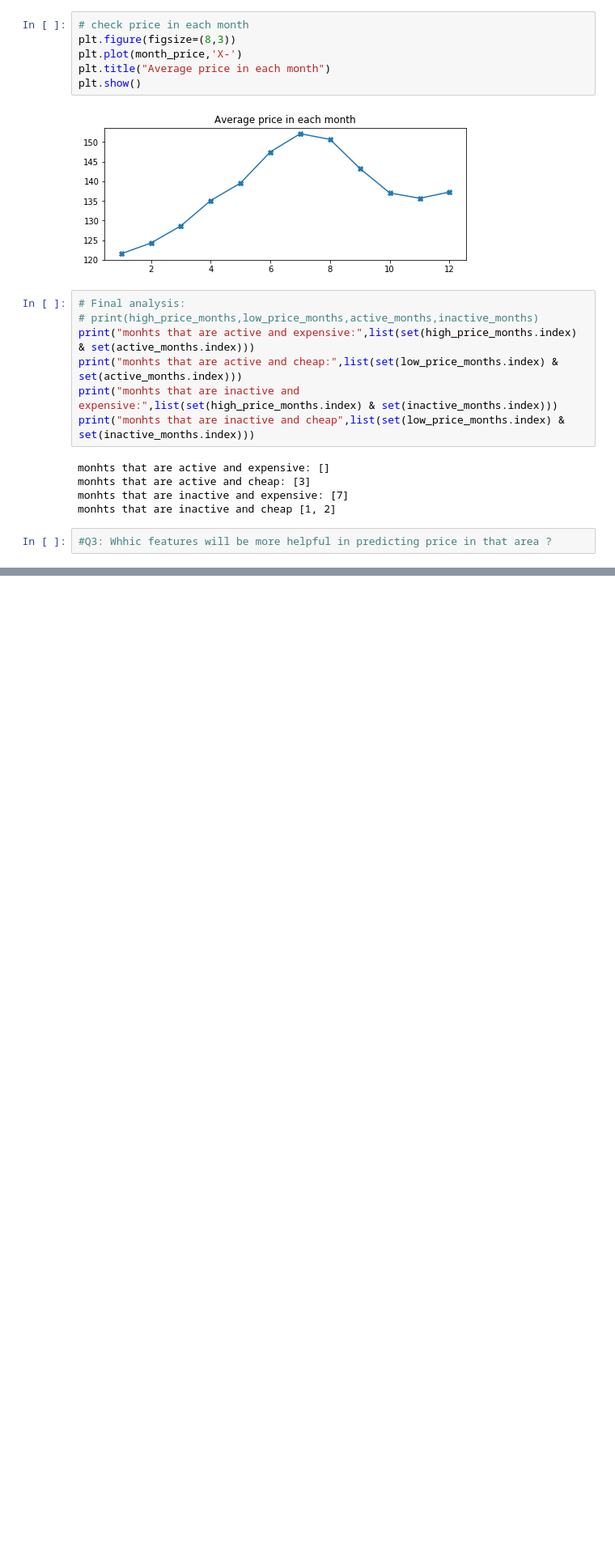
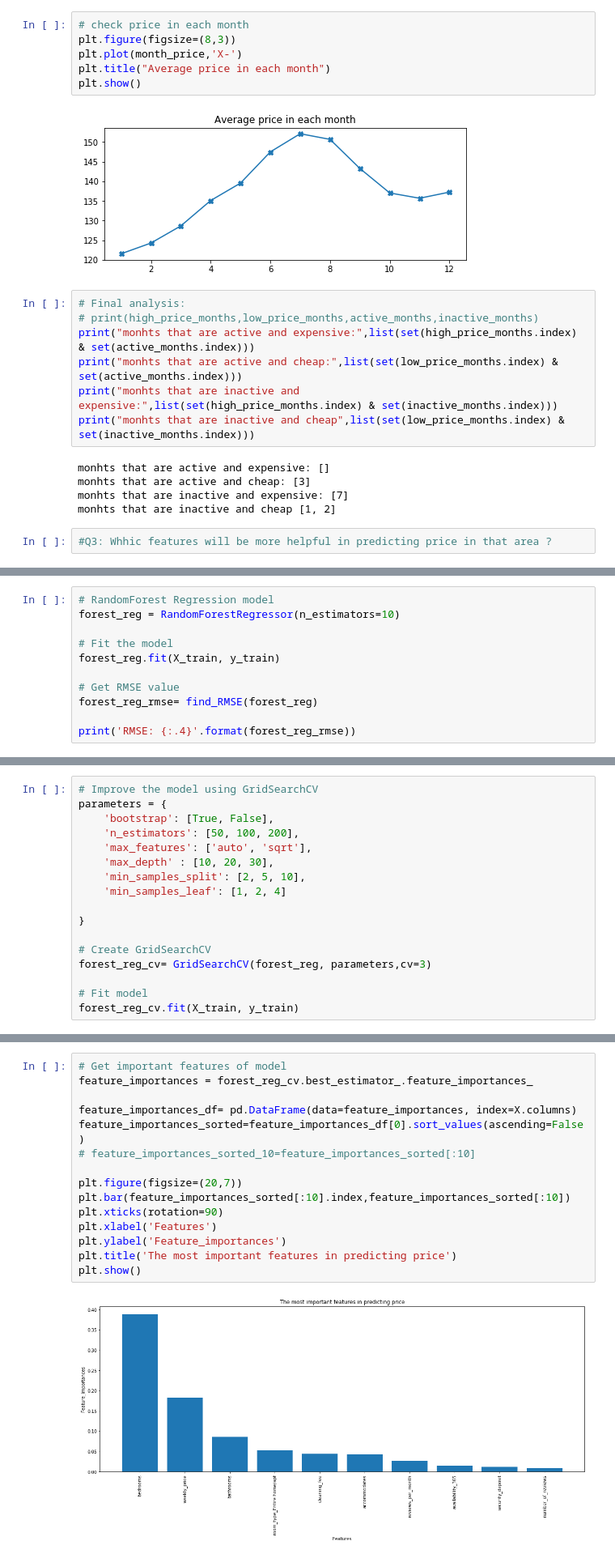
Before and after one commit to KashiNawaz/Udacity_DataScientist-_Nanodegree, a Jupyter notebook: Data Scientist Nanodegree/Writing a Data Science Blog Post/Seattle Data Analysis.ipynb, the cells around one changed output, grey strips where cells are left out. Shown: that part at 81% size. Drawn from its saved outputs; the diff is of its cells as text; blank space fills up the shorter version.

```diff
--- a/Data Scientist Nanodegree/Writing a Data Science Blog Post/Seattle Data Analysis.ipynb
+++ b/Data Scientist Nanodegree/Writing a Data Science Blog Post/Seattle Data Analysis.ipynb
@@ -417,0 +572,11 @@ monhts that are inactive and cheap [1, 2]
+# %%
+# RandomForest Regression model
+forest_reg = RandomForestRegressor(n_estimators=10)
+
+# Fit the model
+forest_reg.fit(X_train, y_train)
+
+# Get RMSE value
+forest_reg_rmse= find_RMSE(forest_reg)
+
+print('RMSE: {:.4}'.format(forest_reg_rmse))
@@ -417,0 +585,17 @@ monhts that are inactive and cheap [1, 2]
+# %%
+# Improve the model using GridSearchCV
+parameters = {
+    'bootstrap': [True, False],
+    'n_estimators': [50, 100, 200],
+    'max_features': ['auto', 'sqrt'],
+    'max_depth' : [10, 20, 30],
+    'min_samples_split': [2, 5, 10],
+    'min_samples_leaf': [1, 2, 4]
+
+}
+
+# Create GridSearchCV
+forest_reg_cv= GridSearchCV(forest_reg, parameters,cv=3)
+
+# Fit model
+forest_reg_cv.fit(X_train, y_train)
@@ -417,0 +621,17 @@ monhts that are inactive and cheap [1, 2]
+# %%
+# Get important features of model
+feature_importances = forest_reg_cv.best_estimator_.feature_importances_
+
+feature_importances_df= pd.DataFrame(data=feature_importances, index=X.columns)
+feature_importances_sorted=feature_importances_df[0].sort_values(ascending=False)
+# feature_importances_sorted_10=feature_importances_sorted[:10]
+
+plt.figure(figsize=(20,7))
+plt.bar(feature_importances_sorted[:10].index,feature_importances_sorted[:10])
+plt.xticks(rotation=90)
+plt.xlabel('Features')
+plt.ylabel('Feature_importances')
+plt.title('The most important features in predicting price')
+plt.show()
+# %% [output]
+[figure, added]
```
Also changed, not shown: parts of 17 cells of this notebook.
